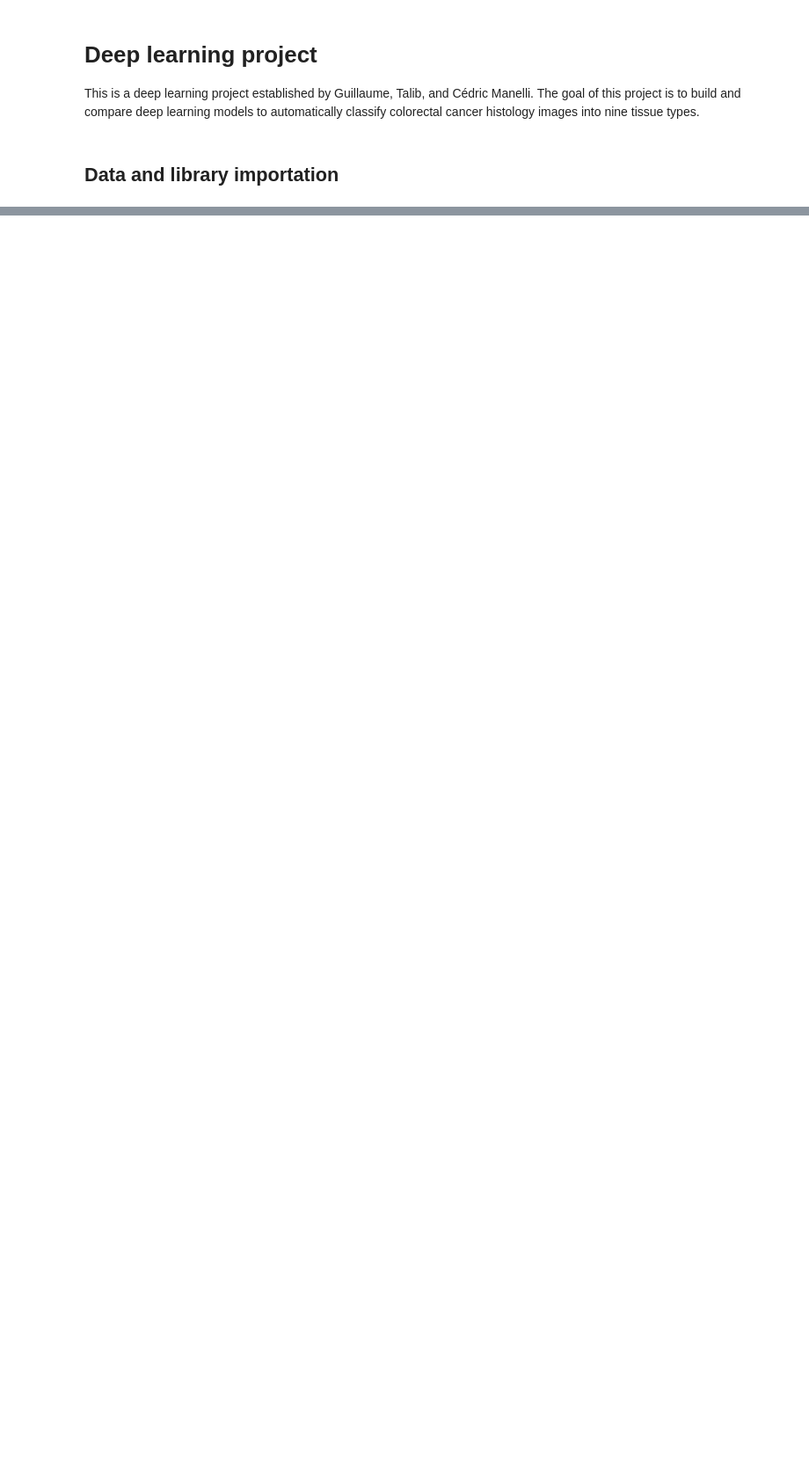
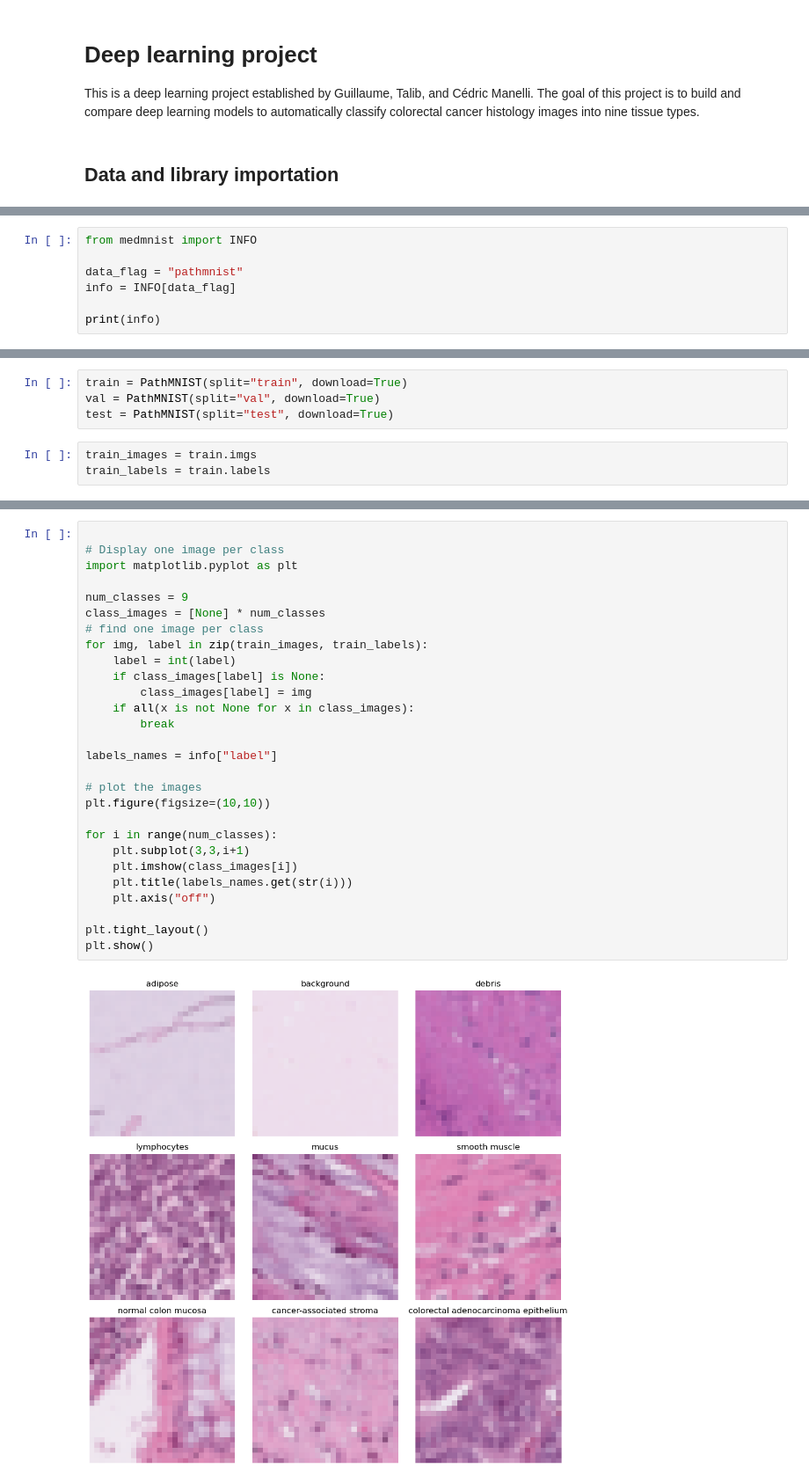
Before and after one commit to cmanell/Colorectal_cancer_DL_project, a Jupyter notebook: DL_project_colorectal_cancer.ipynb, the cells around one changed output, grey strips where cells are left out. Shown at 88% size. Cells and saved outputs as stored; diff of their text form; blank space fills up the shorter version.

Commit message:
dataset informations and display every class

```diff
--- a/DL_project_colorectal_cancer.ipynb
+++ b/DL_project_colorectal_cancer.ipynb
@@ -31,0 +10,7 @@ Successfully installed MarkupSafe-3.0.3 Pillow-12.1.1 colorama-0.4.6 filelock-3.
+# %%
+from medmnist import INFO
+
+data_flag = "pathmnist"
+info = INFO[data_flag]
+
+print(info)
@@ -31,0 +19,7 @@ Successfully installed MarkupSafe-3.0.3 Pillow-12.1.1 colorama-0.4.6 filelock-3.
+# %%
+train = PathMNIST(split="train", download=True)
+val = PathMNIST(split="val", download=True)
+test = PathMNIST(split="test", download=True)
+# %%
+train_images = train.imgs
+train_labels = train.labels
@@ -31,0 +37,30 @@ Successfully installed MarkupSafe-3.0.3 Pillow-12.1.1 colorama-0.4.6 filelock-3.
+# %%
+
+# Display one image per class
+import matplotlib.pyplot as plt
+
+num_classes = 9
+class_images = [None] * num_classes
+# find one image per class
+for img, label in zip(train_images, train_labels):
+    label = int(label)
+    if class_images[label] is None:
+        class_images[label] = img
+    if all(x is not None for x in class_images):
+        break
+
+labels_names = info["label"]
+
+# plot the images
+plt.figure(figsize=(10,10))
+
+for i in range(num_classes):
+    plt.subplot(3,3,i+1)
+    plt.imshow(class_images[i])
+    plt.title(labels_names.get(str(i)))
+    plt.axis("off")
+
+plt.tight_layout()
+plt.show()
+# %% [output]
+[figure, added]
```
Also changed, not shown: parts of 4 cells of this notebook.
